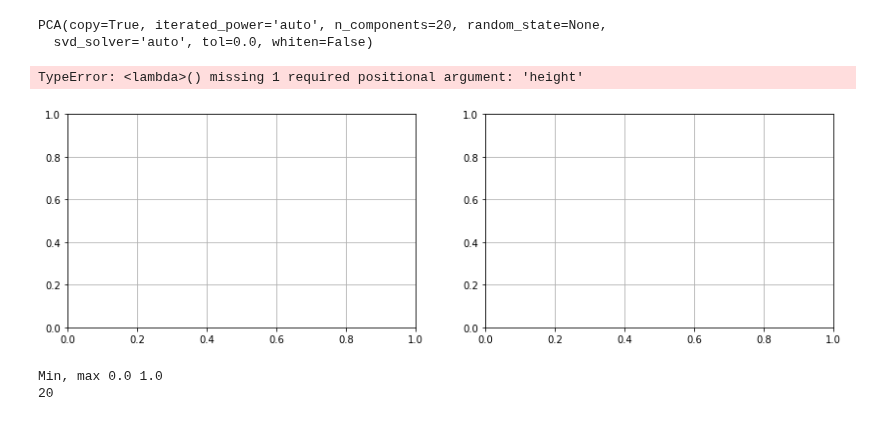
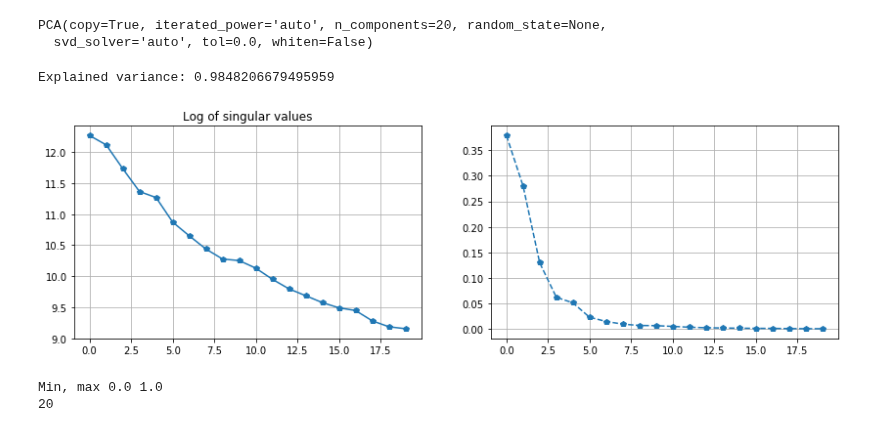
Before and after one commit to DaniloZZZ/quantTechLab, a Jupyter notebook: analysis/dataset_inspection.ipynb, the cells around one changed output. Drawn from its saved outputs; the diff is of its cells as text; code cells hidden in the pictures.

```diff
--- a/analysis/dataset_inspection.ipynb
+++ b/analysis/dataset_inspection.ipynb
@@ -82,14 +82,14 @@ PCA(copy=True, iterated_power='auto', n_components=20, random_state=None,
 # %%
 f,ax = plt.subplots(1,2, figsize=(14,4))
 [x.grid() for x in ax]
 
-ax[0].bar(np.log(pca.singular_values_))
+ax[0].plot(np.log(pca.singular_values_),'p-')
 ax[0].set_title("Log of singular values")
-ax[1].plot(pca.explained_variance_ratio_ )
+ax[1].plot(pca.explained_variance_ratio_, 'p--')
 print("Explained variance:",sum(pca.explained_variance_ratio_))
 # %% [output]
-TypeError: <lambda>() missing 1 required positional argument: 'height'
+Explained variance: 0.9848206679495959
-[figure, old version]
+[figure, new version]
 # %%
 imshape = list(dst3[0][0].shape)
 basis = pca.components_
```
Also changed, not shown: parts of 3 cells of this notebook.
